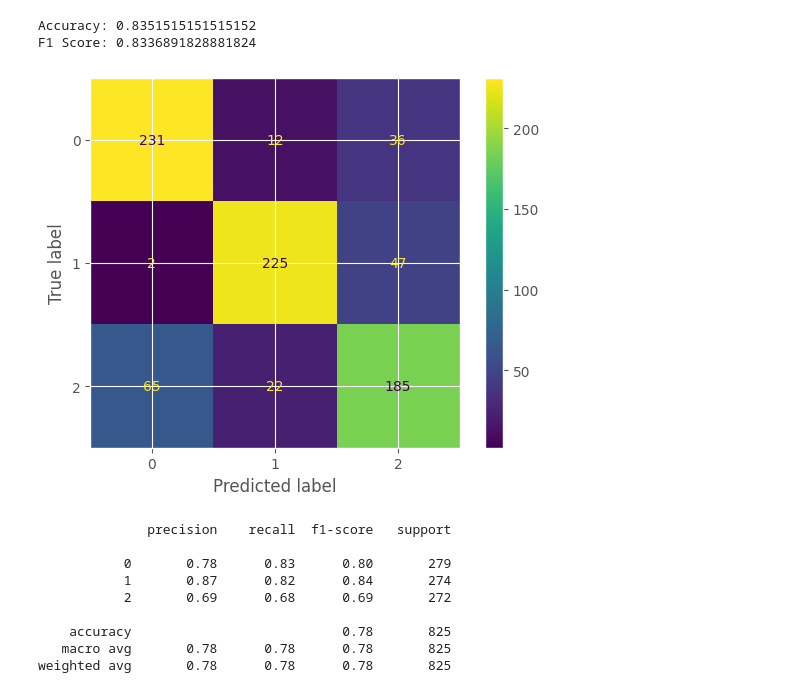
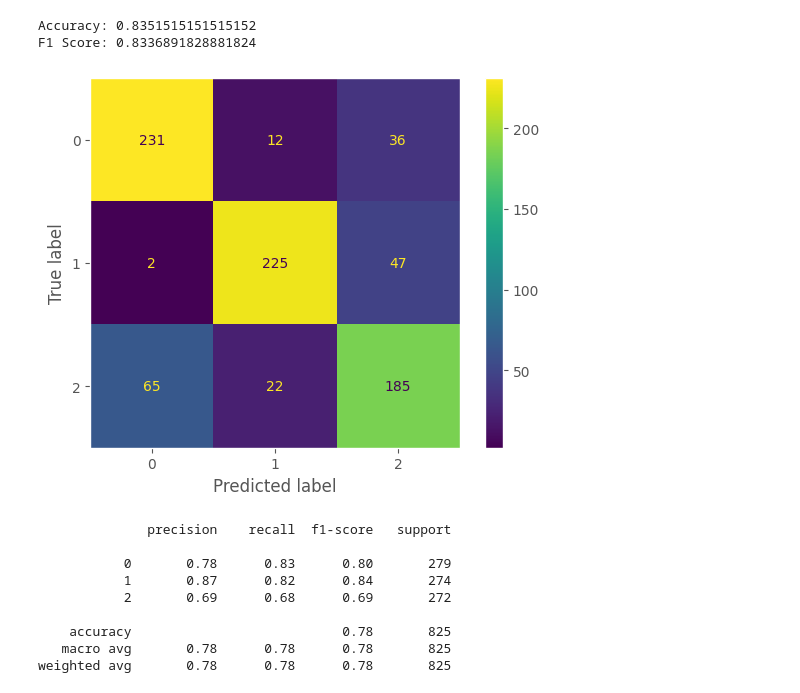
Before and after one commit to Ken-Alviola/CSC510, a Jupyter notebook: Mod6/Mod6_test.ipynb, the cells around one changed output. Saved outputs shown, nothing was run; the diff lists cells and outputs as text; code cells hidden in the pictures.

```diff
--- a/Mod6/Mod6_test.ipynb
+++ b/Mod6/Mod6_test.ipynb
@@ -237,0 +247,15 @@ plt.scatter(X[:, 0], X[:, 1], c=y, marker="*");
+# %%
+fig = plt.figure(figsize=(12, 12))
+plt.style.use('ggplot')
+ax = fig.add_subplot(projection='3d')
+
+sequence_containing_x_vals = X[:, 0]
+sequence_containing_y_vals = X[:, 1]
+sequence_containing_z_vals = X[:, 2]
+
+'''random.shuffle(sequence_containing_x_vals)
+random.shuffle(sequence_containing_y_vals)
+random.shuffle(sequence_containing_z_vals)'''
+
+ax.scatter(sequence_containing_x_vals, sequence_containing_y_vals, sequence_containing_z_vals, c=y, marker ="*")
+plt.show()
@@ -278,11 +304,12 @@ F1 Score: 0.8336891828881824
 # %%
 labels = [0,1,2]
 cm = confusion_matrix(y_test, y_pred, labels=labels)
 disp = ConfusionMatrixDisplay(confusion_matrix=cm, display_labels=labels)
 disp.plot()
+plt.grid(False)
 plt.show()
 # %% [output]
-[figure, old version]
+[figure, new version]
 # %%
 print(metrics.classification_report(y_test, y_pred))
 # %% [output]
```
Also changed, not shown: parts of 3 cells of this notebook.
